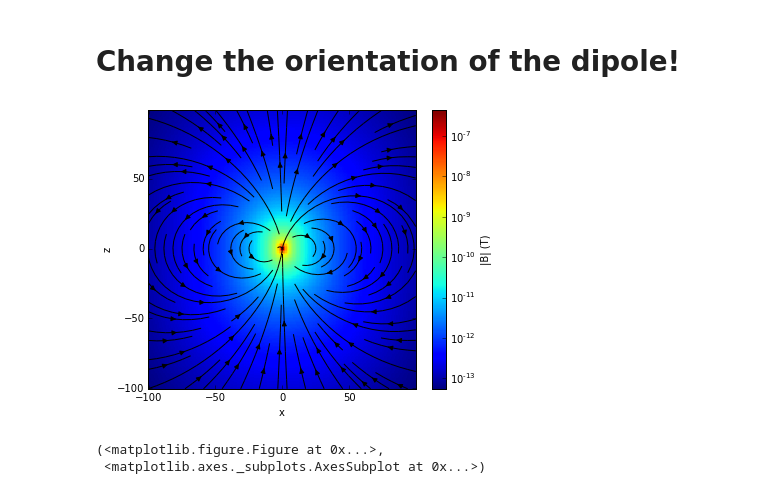
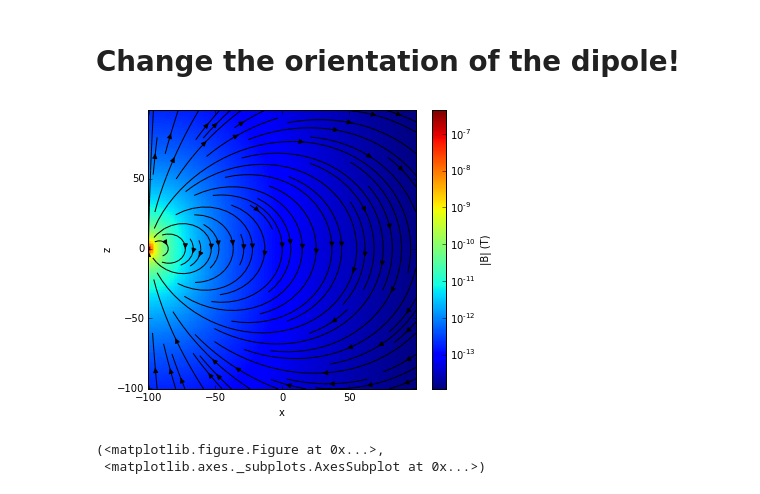
Before and after one commit to bubnicbf/exo-em, a Jupyter notebook: maxwell1_fundamentals/Magnetic_Dipole_Harmonic.ipynb, the cells around one changed output. Saved outputs shown, nothing was run; the diff lists cells and outputs as text; code cells hidden in the pictures.

Commit message:
be able to move dipole around

```diff
--- a/maxwell1_fundamentals/Magnetic_Dipole_Harmonic.ipynb
+++ b/maxwell1_fundamentals/Magnetic_Dipole_Harmonic.ipynb
@@ -18,10 +18,12 @@ fig, ax = MagDipole.run()
 # %% [markdown]
 # Change the orientation of the dipole!
 # %%
-Mag_Dipole_Fct = lambda orientation: MagDipole.run(orientation = orientation)
+Mag_Dipole_Fct = lambda orientation,x,z: MagDipole.run(orientation = orientation, loc = np.r_[x,0.,z])
 
-interactive(Mag_Dipole_Fct, orientation=ToggleButtons(options=['X','Z'],value='Z' ))
+interactive(Mag_Dipole_Fct, orientation=ToggleButtons(options=['X','Z'],value='Z') ,
+                                                       x=FloatText(min=-100.,max=100,step=10.,value=0.),
+                                                       z=FloatText(min=-100.,max=100,step=10.,value=0.))
 # %% [output]
-[figure, old version]
+[figure, new version]
 (<matplotlib.figure.Figure at 0x...>,
  <matplotlib.axes._subplots.AxesSubplot at 0x...>)
```
Also changed, not shown: parts of 2 cells of this notebook.
